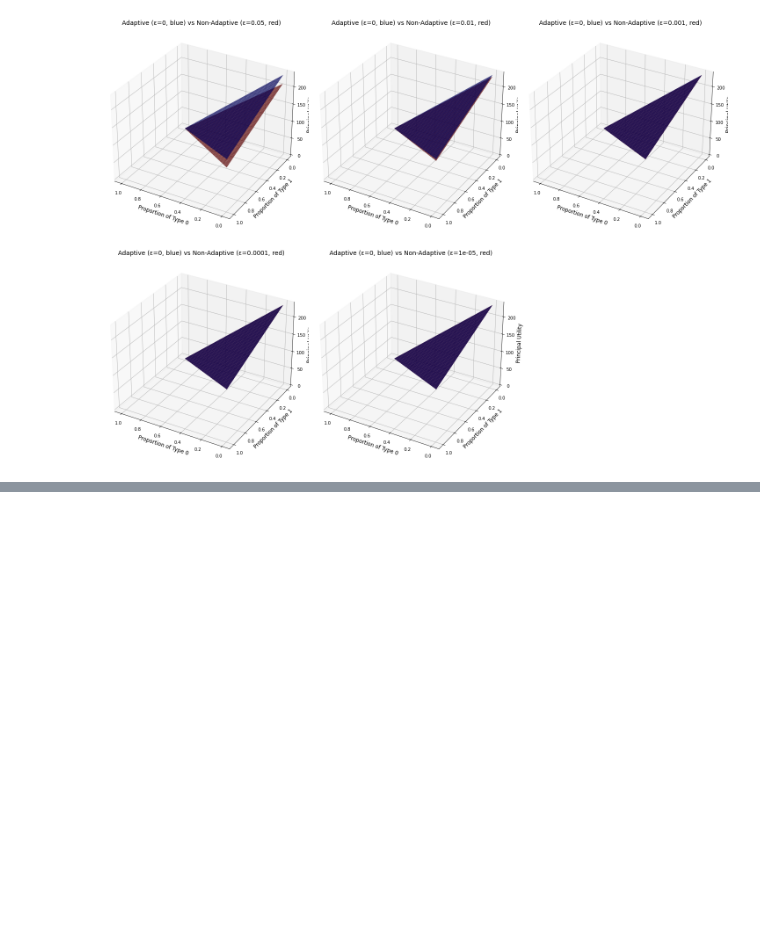
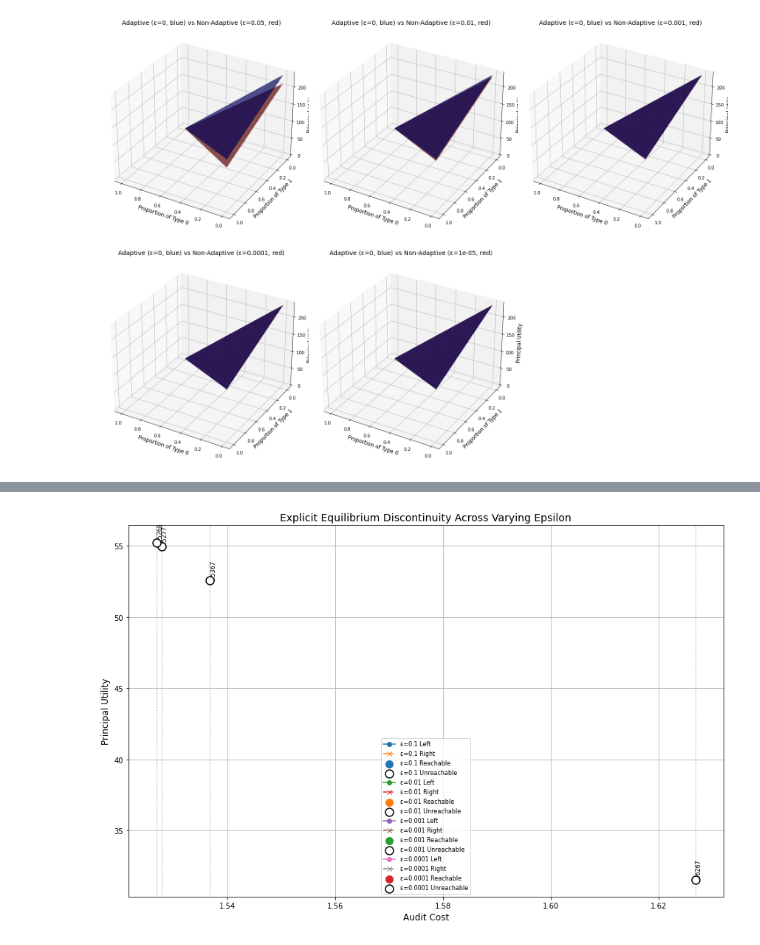
Before and after one commit to dasddassad/Optimally-Auditing-Adversarial-Agents, a Jupyter notebook: Audit simulation.ipynb, the cells around one changed output, grey strips where cells are left out. Cells and saved outputs as stored; diff of their text form; code cells hidden in the pictures; blank space fills up the shorter version.

```diff
--- a/Audit simulation.ipynb
+++ b/Audit simulation.ipynb
@@ -253,0 +431,82 @@ if __name__ == "__main__":
+# %%
+import numpy as np
+import matplotlib.pyplot as plt
+
+def simulate_explicit_discontinuity_with_epsilon(
+    m=3, penalty_margin=0.5, epsilons=[1e-1, 1e-2, 1e-3, 1e-4], delta=1e-4):
+
+    num_agents, m, _, payments, penalties = initialize_parameters(m=m, penalty_margin=penalty_margin)
+    type_dist = np.array([1/m]*m)
+
+    def compute_boundary_costs(payments, penalties, eps):
+        boundaries = set()
+        for i in range(m - 1):
+            critical_us = [payments[i] + eps, payments[i+1] - eps]
+            for u in critical_us:
+                for k in range(i, m):
+                    bc = penalties[k] - (payments[k] - u)
+                    if bc >= 0:
+                        boundaries.add(bc)
+        return sorted(boundaries)
+
+    plt.figure(figsize=(12, 8))
+
+    for epsilon in epsilons:
+        non_adaptive_boundaries = compute_boundary_costs(payments, penalties, eps=epsilon)
+        if not non_adaptive_boundaries:
+            continue  # Skip  if no boundary found
+        boundary = non_adaptive_boundaries[0]  # Select explicitly first boundary for clarity
+
+        # Points  around boundary
+        costs_left = [boundary - 2*delta, boundary - delta]
+        costs_right = [boundary + delta, boundary + 2*delta]
+
+        # Utilities  computed
+        utils_left = [
+            optimal_non_adaptive_policy(type_dist, payments, penalties, c, m, num_agents, epsilon)[0]
+            for c in costs_left
+        ]
+        utils_right = [
+            optimal_non_adaptive_policy(type_dist, payments, penalties, c, m, num_agents, epsilon)[0]
+            for c in costs_right
+        ]
+
+        # utility limits at boundary
+        utility_left_limit, _ = optimal_non_adaptive_policy(type_dist, payments, penalties, boundary - delta/10, m, num_agents, epsilon)
+        utility_right_limit, _ = optimal_non_adaptive_policy(type_dist, payments, penalties, boundary + delta/10, m, num_agents, epsilon)
+
+        # Plot lines
+        plt.plot(costs_left, utils_left, 'o-', linewidth=1.5, label=f'ε={epsilon} Left')
+        plt.plot(costs_right, utils_right, 'x--', linewidth=1.5, label=f'ε={epsilon} Right')
+
+        # Connect  to boundary limits
+        plt.plot([costs_left[-1], boundary], [utils_left[-1], utility_left_limit], 'k:', linewidth=1)
+        plt.plot([boundary, costs_right[0]], [utility_right_limit, utils_right[0]], 'k:', linewidth=1)
+
+        # plot limit points (solid reachable, hollow unreachable)
+        plt.scatter(boundary, utility_left_limit, s=100, label=f'ε={epsilon} Reachable', zorder=5)
+        plt.scatter(boundary, utility_right_limit, facecolors='white', edgecolors='black', s=120, linewidth=1.5, label=f'ε={epsilon} Unreachable', zorder=5)
+
+        # Annotate
+        plt.axvline(boundary, color='gray', linestyle=':', linewidth=0.8)
+        plt.text(boundary, min(utility_left_limit, utility_right_limit), f'{boundary:.4f}', fontsize=8, rotation=90, verticalalignment='bottom')
+
+    plt.xlabel('Audit Cost', fontsize=12)
+    plt.ylabel('Principal Utility', fontsize=12)
+    plt.title('Explicit Equilibrium Discontinuity Across Varying Epsilon', fontsize=14)
+
+    plt.grid(True)
+
+    # Explicit legend without duplicates
+    handles, labels = plt.gca().get_legend_handles_labels()
+    by_label = dict(zip(labels, handles))
+    plt.legend(by_label.values(), by_label.keys(), fontsize=8, loc='best')
+
+    plt.tight_layout()
+    plt.savefig("explicit_discontinuity_varying_epsilon.png", dpi=300)
+    plt.show()
+
+if __name__ == "__main__":
+    simulate_explicit_discontinuity_with_epsilon()
+# %% [output]
+[figure, added]
```
Also changed, not shown: parts of 3 cells of this notebook.
